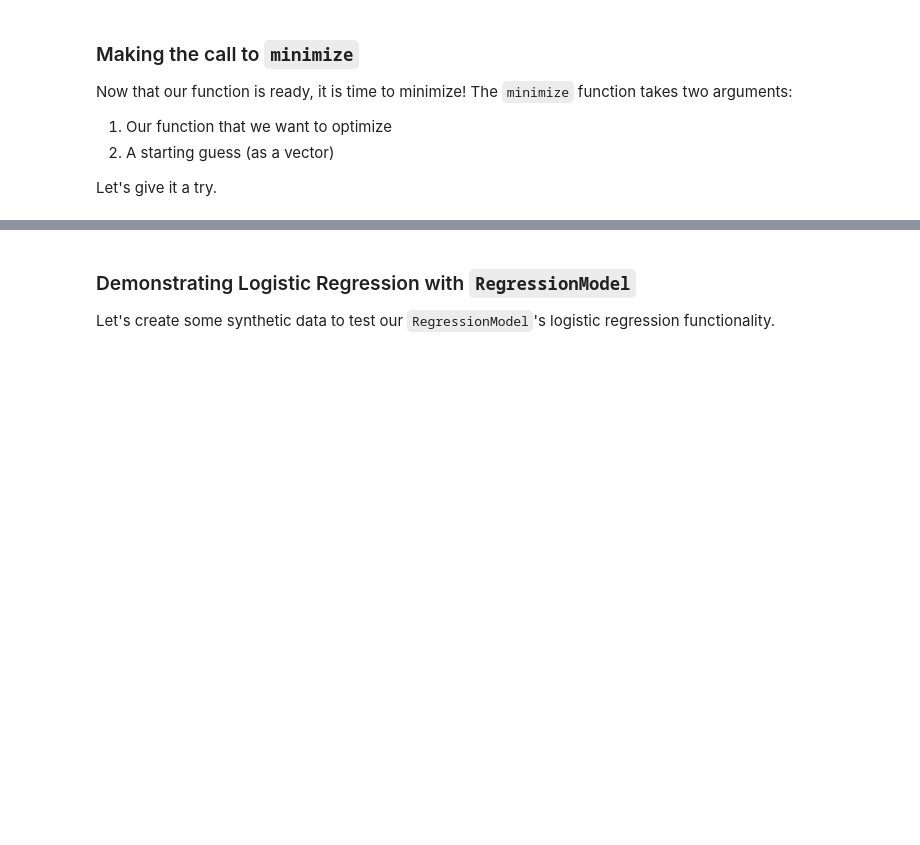
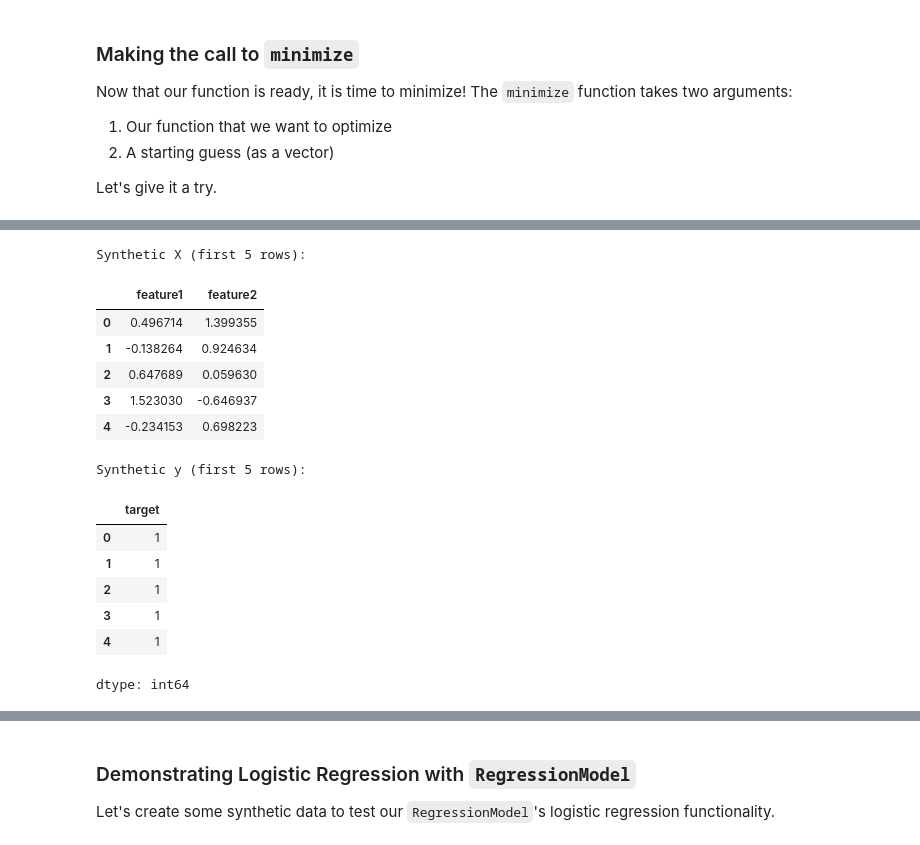
Before and after one commit to ouwayokeza2/econ8320-assignment-10, a Jupyter notebook: Lesson.ipynb, the cells around one changed output, grey strips where cells are left out. Drawn from its saved outputs; the diff is of its cells as text; code cells hidden in the pictures; blank space fills up the shorter version.

```diff
--- a/Lesson.ipynb
+++ b/Lesson.ipynb
@@ -289,3 +306,48 @@ class RegressionModel:
             ]
 
         return pd.DataFrame(rows, columns=columns)
+# %%
+np.random.seed(42)
+
+# Generate synthetic data for Logistic Regression
+n_samples = 1000
+X_synth = pd.DataFrame({
+    'feature1': np.random.normal(0, 1, n_samples),
+    'feature2': np.random.normal(0, 1, n_samples)
+})
+
+# True coefficients (including intercept)
+true_beta = np.array([0.5, -0.8, 1.2])
+# Add intercept to X_synth for dot product
+X_with_intercept = np.c_[np.ones(n_samples), X_synth.values]
+
+# Calculate log-odds
+log_odds = X_with_intercept @ true_beta
+
+# Calculate probabilities using sigmoid
+probabilities = 1 / (1 + np.exp(-log_odds))
+
+# Generate binary target variable based on probabilities
+y_synth = (np.random.rand(n_samples) < probabilities).astype(int)
+y_synth = pd.Series(y_synth, name='target')
+
+print("Synthetic X (first 5 rows):")
+display(X_synth.head())
+print("\nSynthetic y (first 5 rows):")
+display(y_synth.head())
+# %% [output]
+Synthetic X (first 5 rows):
+|  | feature1 | feature2 |
+| 0 | 0.496714 | 1.399355 |
+| 1 | -0.138264 | 0.924634 |
+| 2 | 0.647689 | 0.059630 |
+| 3 | 1.523030 | -0.646937 |
+| 4 | -0.234153 | 0.698223 |
+Synthetic y (first 5 rows):
+|  | target |
+| 0 | 1 |
+| 1 | 1 |
+| 2 | 1 |
+| 3 | 1 |
+| 4 | 1 |
+dtype: int64
```
Also changed, not shown: parts of 13 cells of this notebook.
